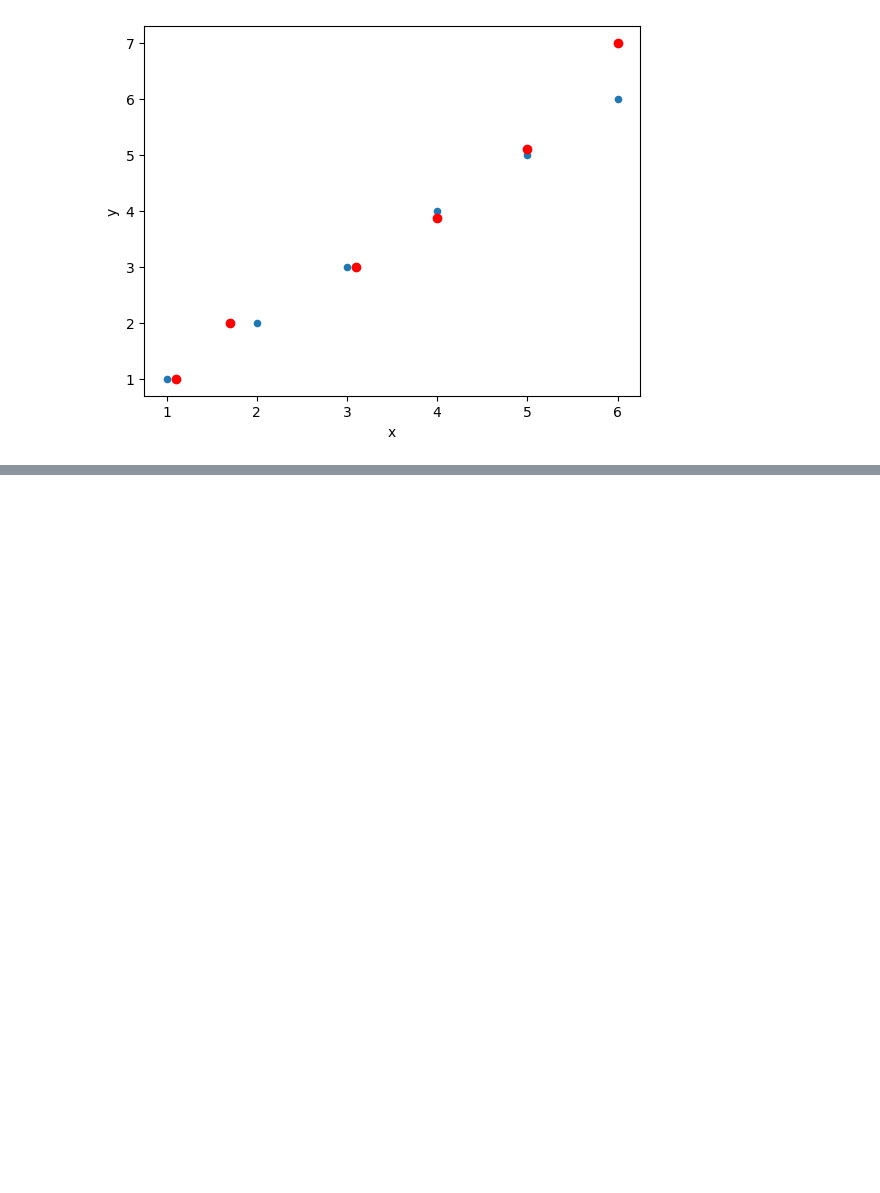
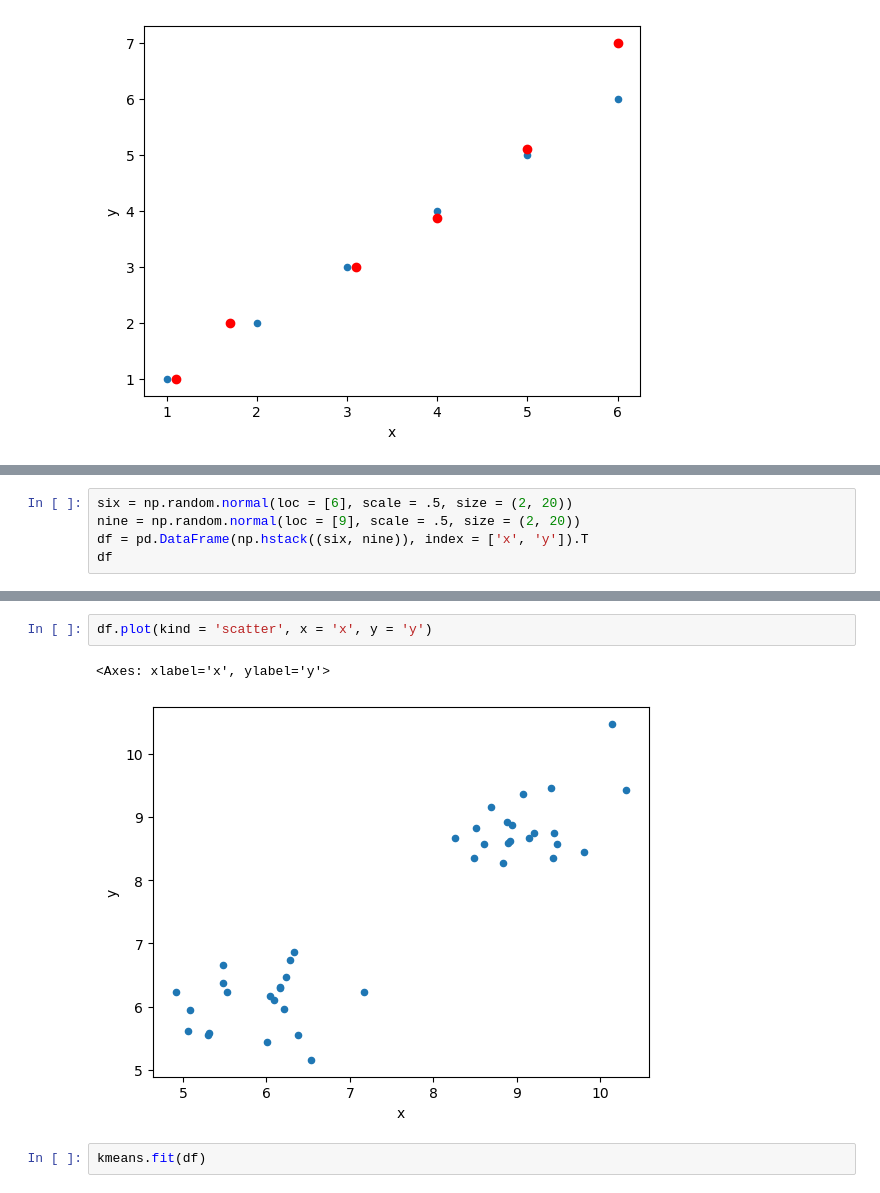
Before and after one commit to PatheticOTD/intercontinenral, a Jupyter notebook: snowtime.ipynb, the cells around one changed output, grey strips where cells are left out. Saved outputs shown, nothing was run; the diff lists cells and outputs as text; blank space fills up the shorter version.

```diff
--- a/snowtime.ipynb
+++ b/snowtime.ipynb
@@ -89,0 +174,5 @@ plt.scatter(x_test.x, x_test.y, c = 'red')
+# %%
+six = np.random.normal(loc = [6], scale = .5, size = (2, 20))
+nine = np.random.normal(loc = [9], scale = .5, size = (2, 20))
+df = pd.DataFrame(np.hstack((six, nine)), index = ['x', 'y']).T
+df
@@ -89,0 +197,7 @@ plt.scatter(x_test.x, x_test.y, c = 'red')
+# %%
+df.plot(kind = 'scatter', x = 'x', y = 'y')
+# %% [output]
+<Axes: xlabel='x', ylabel='y'>
+[figure, added]
+# %%
+kmeans.fit(df)
```
Also changed, not shown: parts of 17 cells of this notebook, 3 other files.
